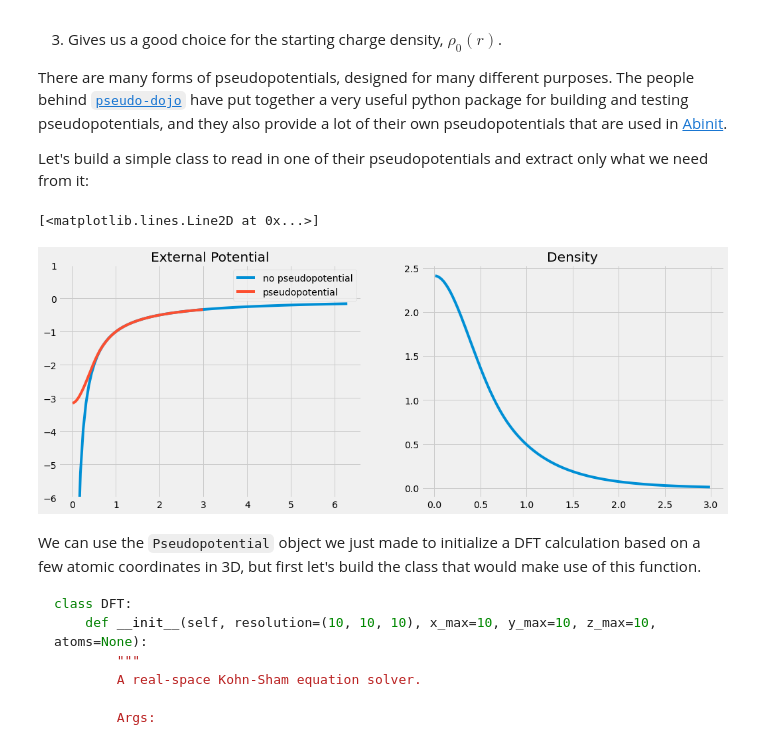
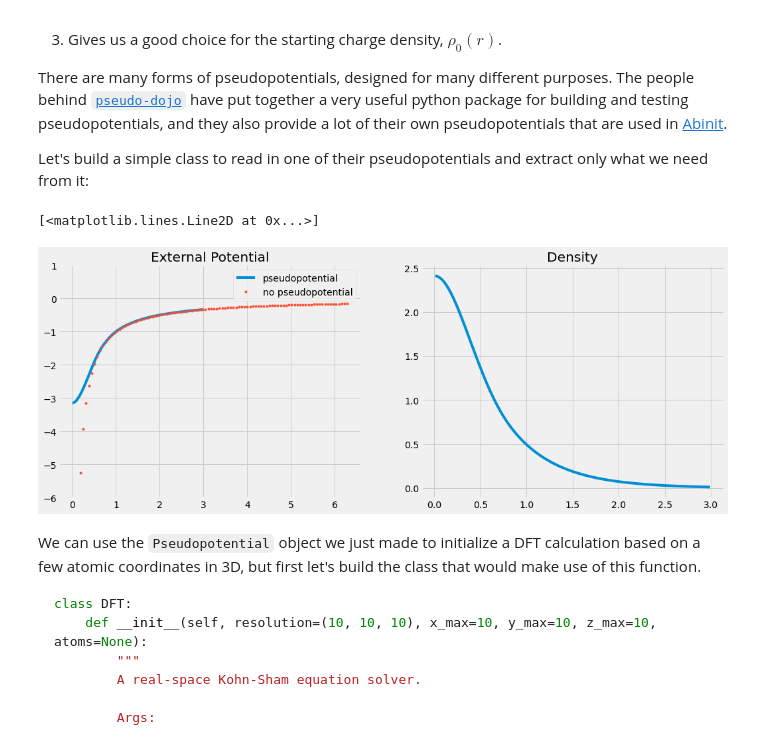
Before and after one commit to ashtonmv/pyrho, a Jupyter notebook: tutorial.ipynb, the cells around one changed output. Saved outputs shown, nothing was run; the diff lists cells and outputs as text; code cells hidden in the pictures.

```diff
--- a/tutorial.ipynb
+++ b/tutorial.ipynb
@@ -679,17 +679,17 @@ class Pseudopotential:
 # %%
 H = Pseudopotential("H")
 
 fig, ax = plt.subplots(1, 2, figsize=(16, 6))
 ax[0].set_title("External Potential")
-ax[0].plot(x, -H.Z / x, label="no pseudopotential")
 ax[0].plot(H.potentials[-1].rmesh, H.potentials[-1].values, label="pseudopotential")
+ax[0].plot(x, -H.Z / x, label="no pseudopotential", marker=".", linewidth=0)
 ax[0].set_ylim(-6, 1)
 ax[0].legend()
 ax[1].set_title("Density")
 ax[1].plot(H.densities["rhoV"].rmesh, H.densities["rhoV"].values)
 # %% [output]
 [<matplotlib.lines.Line2D at 0x...>]
-[figure, old version]
+[figure, new version]
 # %% [markdown]
 We can use the `Pseudopotential` object we just made to initialize a DFT calculation based on a few atomic coordinates in 3D, but first let's build the class that would make use of this function.
 
```
Also changed, not shown: parts of 4 cells of this notebook.
